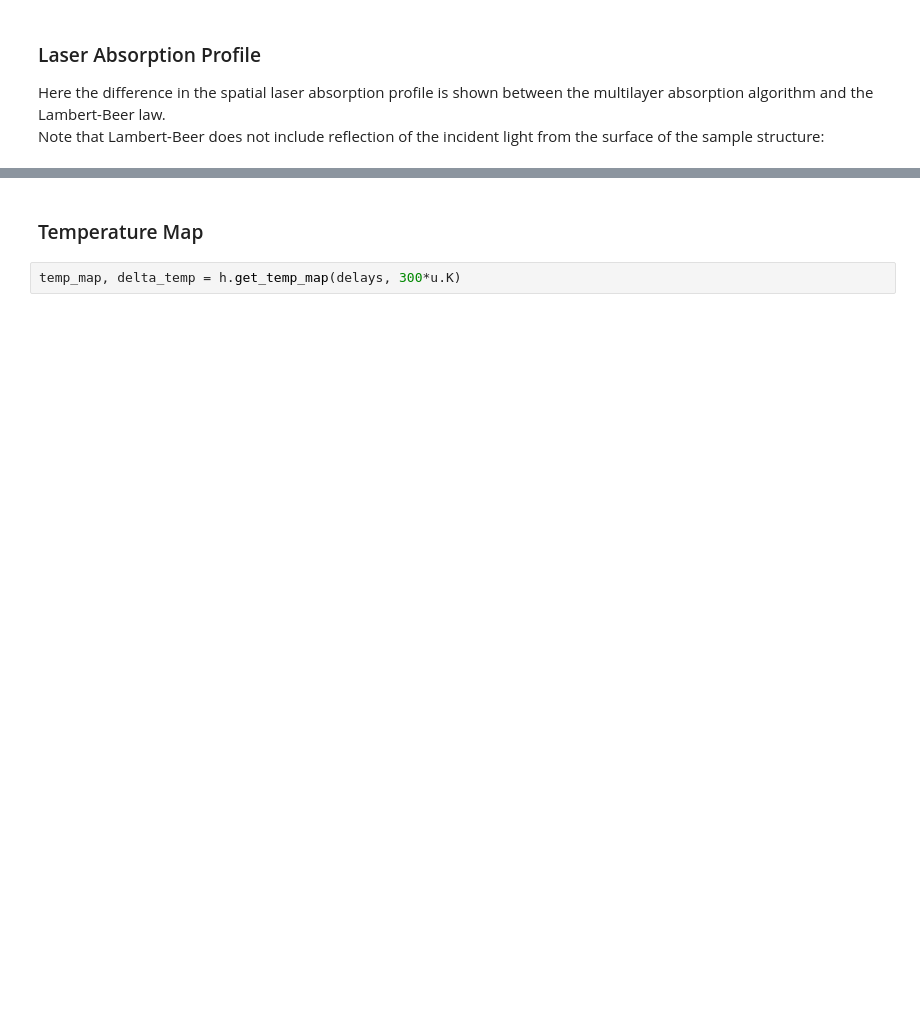
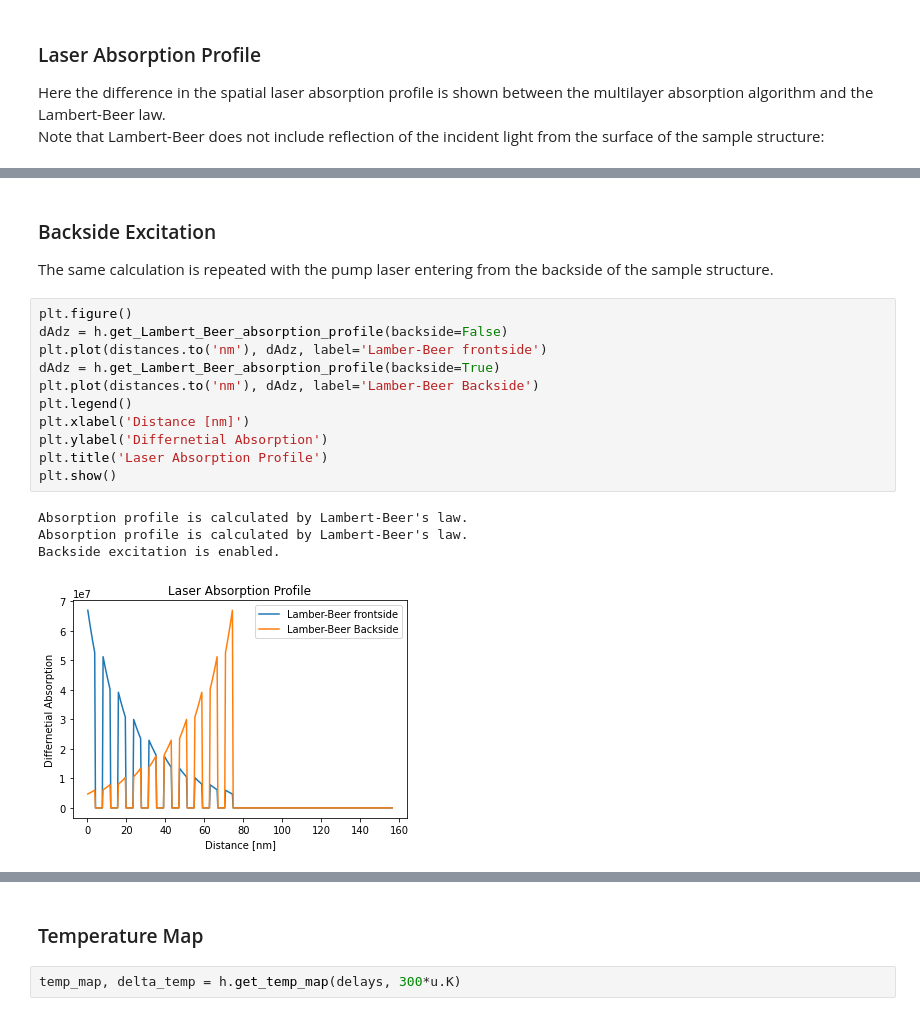
Before and after one commit to dschick/udkm1Dsim, a Jupyter notebook: docs/source/examples/heat.ipynb, the cells around one changed output, grey strips where cells are left out. Saved outputs shown, nothing was run; the diff lists cells and outputs as text; blank space fills up the shorter version.

```diff
--- a/docs/source/examples/heat.ipynb
+++ b/docs/source/examples/heat.ipynb
@@ -163,0 +174,20 @@ Absorption profile is calculated by Lambert-Beer's law.
+# %% [markdown]
+### Backside Excitation
+
+The same calculation is repeated with the pump laser entering from the backside of the sample structure.
+# %%
+plt.figure()
+dAdz = h.get_Lambert_Beer_absorption_profile(backside=False)
+plt.plot(distances.to('nm'), dAdz, label='Lamber-Beer frontside')
+dAdz = h.get_Lambert_Beer_absorption_profile(backside=True)
+plt.plot(distances.to('nm'), dAdz, label='Lamber-Beer Backside')
+plt.legend()
+plt.xlabel('Distance [nm]')
+plt.ylabel('Differnetial Absorption')
+plt.title('Laser Absorption Profile')
+plt.show()
+# %% [output]
+Absorption profile is calculated by Lambert-Beer's law.
+Absorption profile is calculated by Lambert-Beer's law.
+Backside excitation is enabled.
+[figure, added]
```
Also changed, not shown: parts of 11 cells of this notebook.
